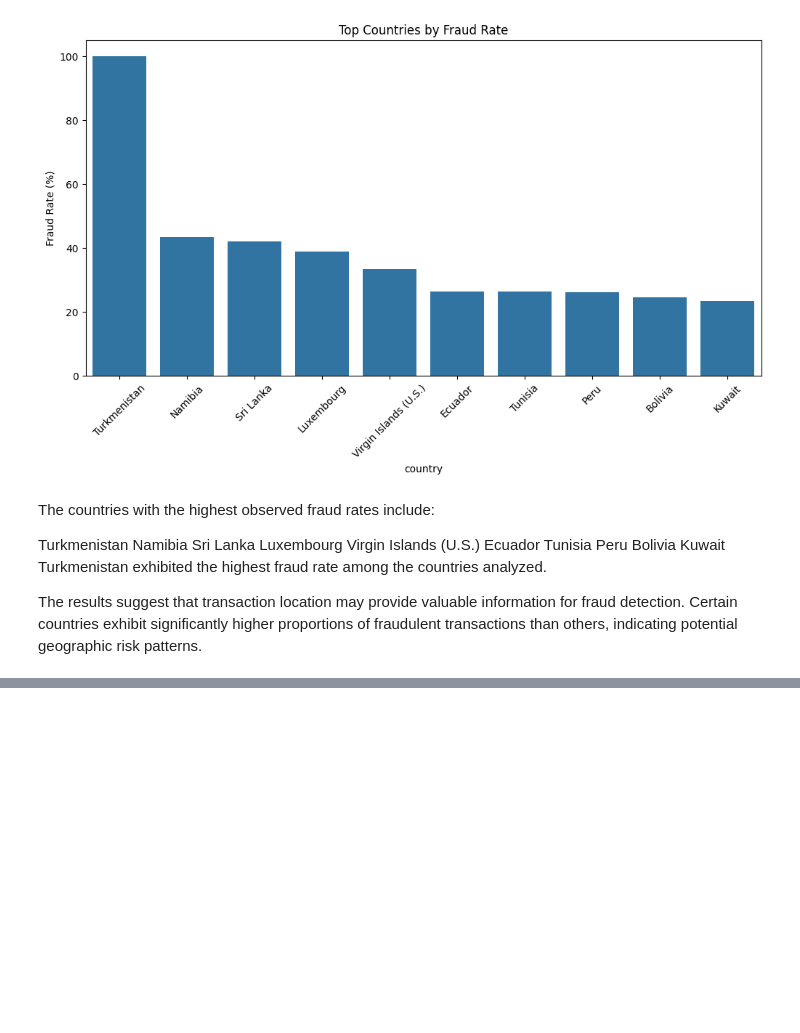
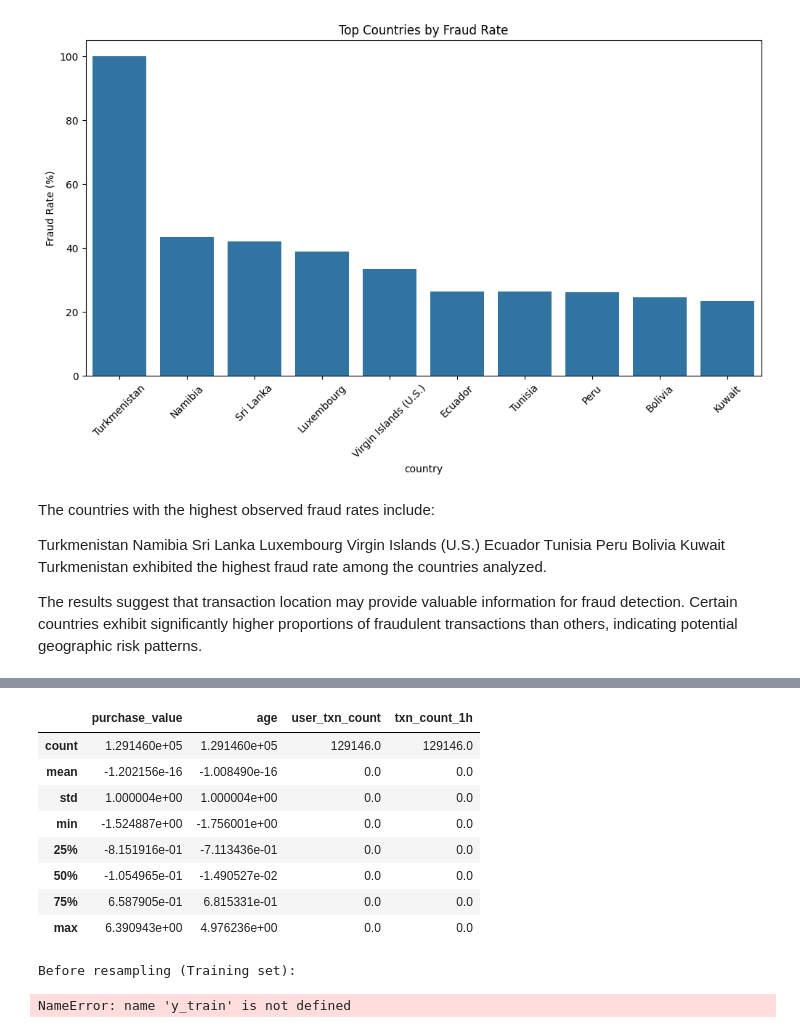
Before and after one commit to Richo-Worku/fraud-detection, a Jupyter notebook: notebooks/eda-fraud-data.ipynb, the cells around one changed output, grey strips where cells are left out. Cells and saved outputs as stored; diff of their text form; code cells hidden in the pictures; blank space fills up the shorter version.

```diff
--- a/notebooks/eda-fraud-data.ipynb
+++ b/notebooks/eda-fraud-data.ipynb
@@ -478,0 +558,19 @@ fraud_df = fraud_df.sort_values(by=['user_id', 'purchase_time'])
+# %%
+X[num_features].describe()
+# %% [output]
+|  | purchase_value | age | user_txn_count | txn_count_1h |
+| count | 1.291460e+05 | 1.291460e+05 | 129146.0 | 129146.0 |
+| mean | -1.202156e-16 | -1.008490e-16 | 0.0 | 0.0 |
+| std | 1.000004e+00 | 1.000004e+00 | 0.0 | 0.0 |
+| min | -1.524887e+00 | -1.756001e+00 | 0.0 | 0.0 |
+| 25% | -8.151916e-01 | -7.113436e-01 | 0.0 | 0.0 |
+| 50% | -1.054965e-01 | -1.490527e-02 | 0.0 | 0.0 |
+| 75% | 6.587905e-01 | 6.815331e-01 | 0.0 | 0.0 |
+| max | 6.390943e+00 | 4.976236e+00 | 0.0 | 0.0 |
+# %%
+print("Before resampling (Training set):")
+print(y_train.value_counts())
+print(y_train.value_counts(normalize=True))
+# %% [output]
+Before resampling (Training set):
+NameError: name 'y_train' is not defined
```
Also changed, not shown: parts of 15 cells of this notebook.
